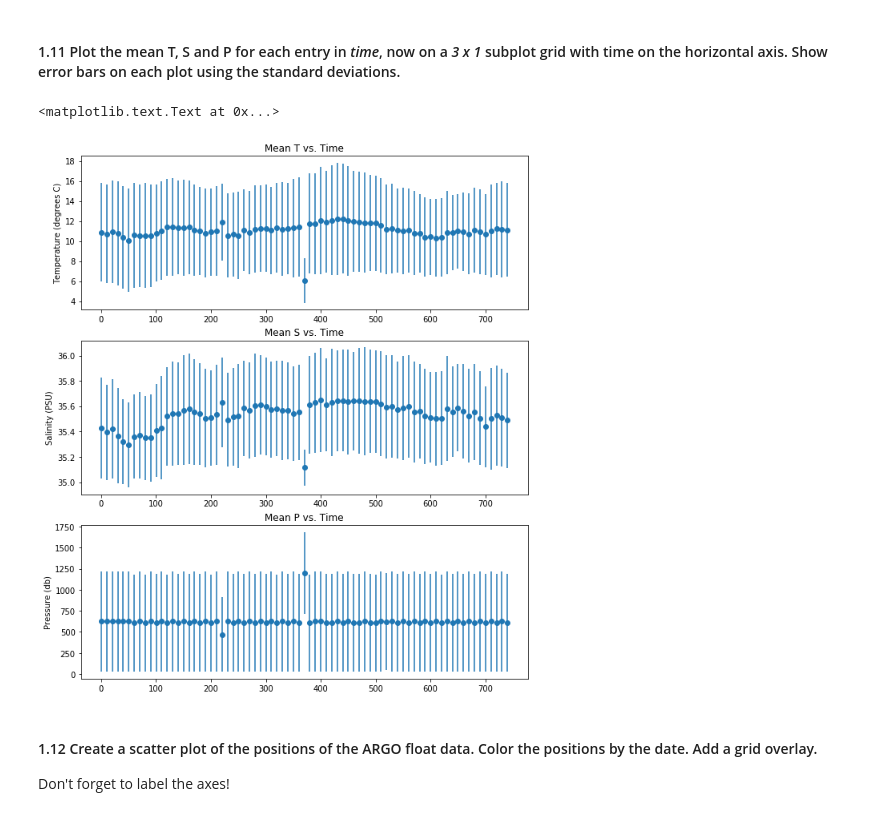
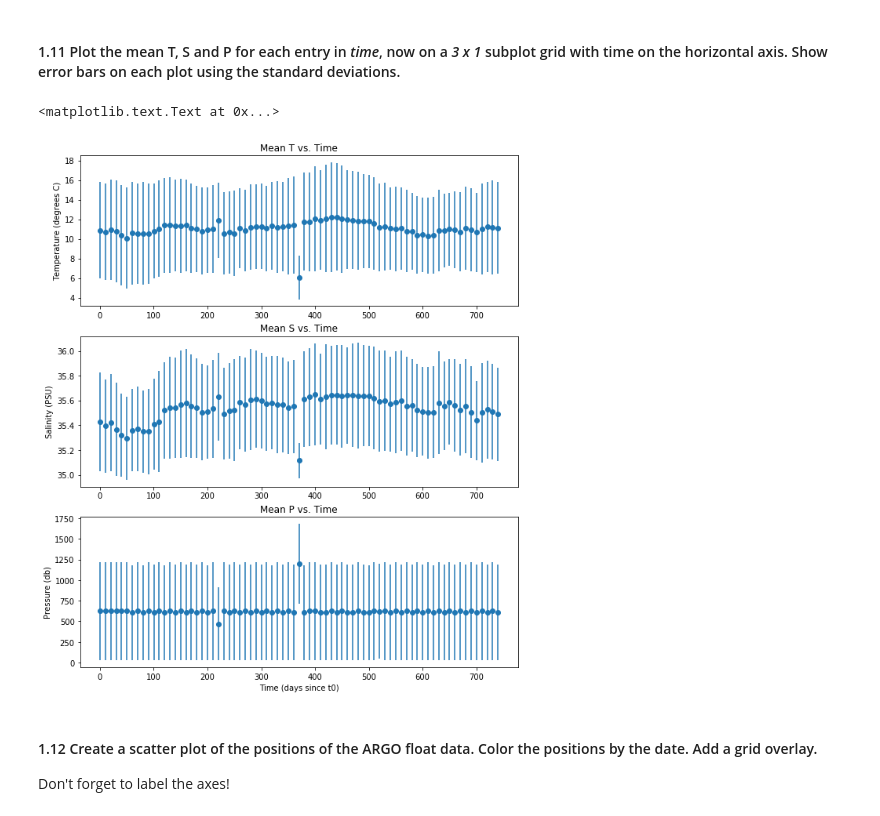
Before and after one commit to djk2120/Assignment_2, a Jupyter notebook: Assignment_6/Assignment_6.ipynb, the cells around one changed output. Drawn from its saved outputs; the diff is of its cells as text; code cells hidden in the pictures.

```diff
--- a/Assignment_6/Assignment_6.ipynb
+++ b/Assignment_6/Assignment_6.ipynb
@@ -160,28 +161,29 @@ help(plt.errorbar)
 # %%
 # compute time since t0 and convert to days (from ns)
 time_list = (date-date[0]).tolist()
 time = np.array(time_list)/1e9/3600/24
 
 # plot means with std errorbars
 fig = plt.figure(figsize=(10,12))
 
 plt.subplot(311)
 plt.errorbar(time,T_mean2,T_std2,fmt='o')
 plt.ylabel('Temperature (degrees C)')
 plt.title('Mean T vs. Time')
 
 plt.subplot(312)
 plt.errorbar(time,S_mean2,S_std2,fmt='o')
 plt.ylabel('Salinity (PSU)')
 plt.title('Mean S vs. Time')
 
 plt.subplot(313)
 plt.errorbar(time,P_mean2,P_std2,fmt='o')
 plt.ylabel('Pressure (db)')
 plt.title('Mean P vs. Time')
+plt.xlabel('Time (days since t0)')
 # %% [output]
 <matplotlib.text.Text at 0x...>
-[figure, old version]
+[figure, new version]
 # %% [markdown]
 #### 1.12 Create a scatter plot of the positions of the ARGO float data.  Color the positions by the date. Add a grid overlay.
 Don't forget to label the axes!
```
Also changed, not shown: parts of 10 cells of this notebook.
